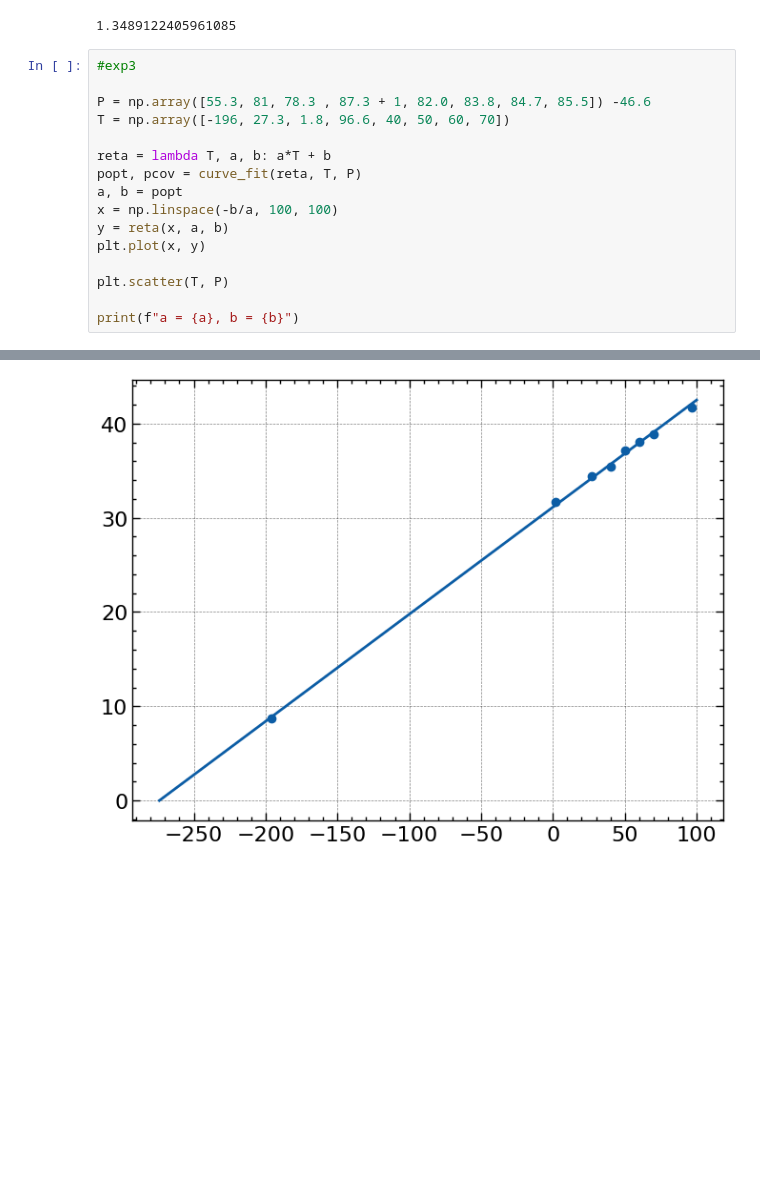
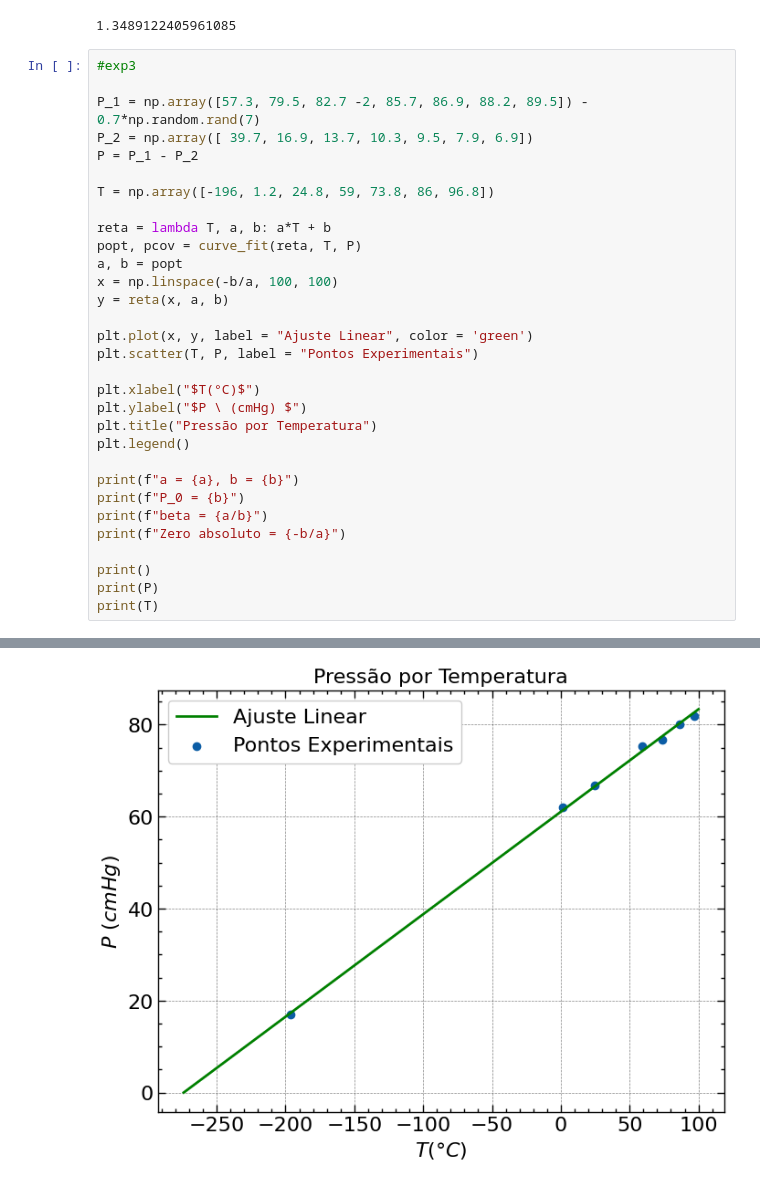
Before and after one commit to matncb/laboratorio-fisica2, a Jupyter notebook: pratica6.ipynb, the cells around one changed output, grey strips where cells are left out. Cells and saved outputs as stored; diff of their text form; blank space fills up the shorter version.

```diff
--- a/pratica6.ipynb
+++ b/pratica6.ipynb
@@ -38,17 +38,32 @@ gamma
 # %%
 #exp3
 
-P = np.array([55.3, 81, 78.3 , 87.3 + 1, 82.0, 83.8, 84.7, 85.5]) -46.6
-T = np.array([-196, 27.3, 1.8, 96.6, 40, 50, 60, 70])
+P_1 = np.array([57.3, 79.5, 82.7 -2, 85.7, 86.9, 88.2, 89.5]) - 0.7*np.random.rand(7)
+P_2 = np.array([ 39.7, 16.9, 13.7, 10.3, 9.5, 7.9, 6.9])
+P = P_1 - P_2
+
+T = np.array([-196, 1.2, 24.8, 59, 73.8, 86, 96.8])
 
 reta = lambda T, a, b: a*T + b
 popt, pcov = curve_fit(reta, T, P)
 a, b = popt
 x = np.linspace(-b/a, 100, 100)
 y = reta(x, a, b)
-plt.plot(x, y)
 
-plt.scatter(T, P)
+plt.plot(x, y, label = "Ajuste Linear", color = 'green')
+plt.scatter(T, P, label = "Pontos Experimentais")
+
+plt.xlabel("$T(°C)$")
+plt.ylabel("$P \ (cmHg) $")
+plt.title("Pressão por Temperatura")
+plt.legend()
 
 print(f"a = {a}, b = {b}")
+print(f"P_0 = {b}")
+print(f"beta = {a/b}")
+print(f"Zero absoluto = {-b/a}")
+
+print()
+print(P)
+print(T)
 # %% [output]
@@ -56 +78 @@ a = 0.11364307762625374, b = 31.135953909918726
-[figure, old version]
+[figure, new version]
```
Also changed, not shown: parts of 1 cell of this notebook.
